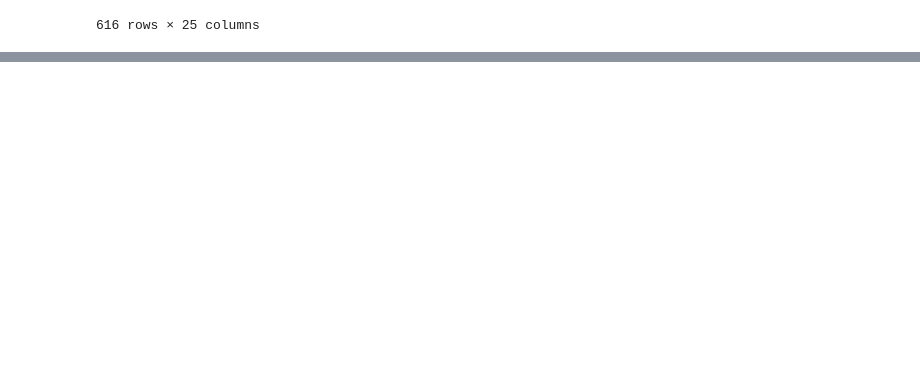
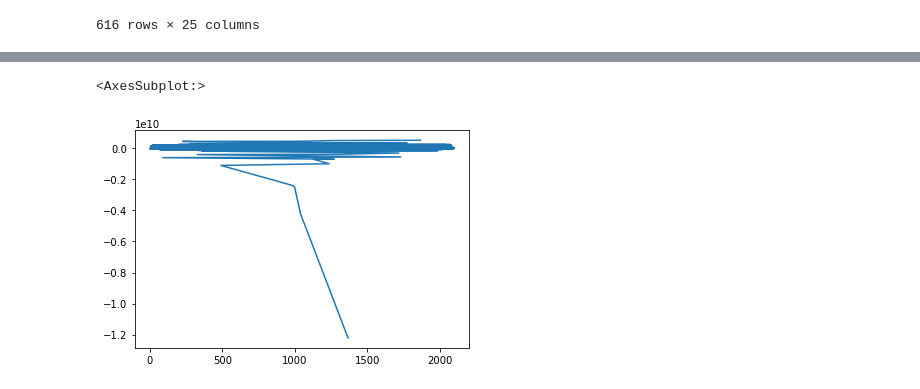
Before and after one commit to svdmaar/imdb, a Jupyter notebook: imdb01.ipynb, the cells around one changed output, grey strips where cells are left out. Drawn from its saved outputs; the diff is of its cells as text; code cells hidden in the pictures; blank space fills up the shorter version.

```diff
--- a/imdb01.ipynb
+++ b/imdb01.ipynb
@@ -522,0 +689,2 @@ movies.loc[movies["Genres"].str.contains("sci-fi", case=False)]
+# %%
+filtered_movies["Test2"] = 10
@@ -522,0 +713,2 @@ movies.loc[movies["Genres"].str.contains("sci-fi", case=False)]
+# %%
+filtered_movies.drop("Test1", axis="columns", inplace=True)
@@ -522,0 +736,3 @@ movies.loc[movies["Genres"].str.contains("sci-fi", case=False)]
+# %%
+filtered_movies["Net Earnings"] = filtered_movies["Gross Earnings"] - filtered_movies["Budget"]
+filtered_movies
@@ -522,0 +758,3 @@ movies.loc[movies["Genres"].str.contains("sci-fi", case=False)]
+# %%
+filtered_movies = filtered_movies.sort_values("Net Earnings", ascending=False)
+filtered_movies
@@ -522,0 +804,5 @@ movies.loc[movies["Genres"].str.contains("sci-fi", case=False)]
+# %%
+filtered_movies["Net Earnings"].plot()
+# %% [output]
+<AxesSubplot:>
+[figure, added]
```
Also changed, not shown: parts of 44 cells of this notebook.
